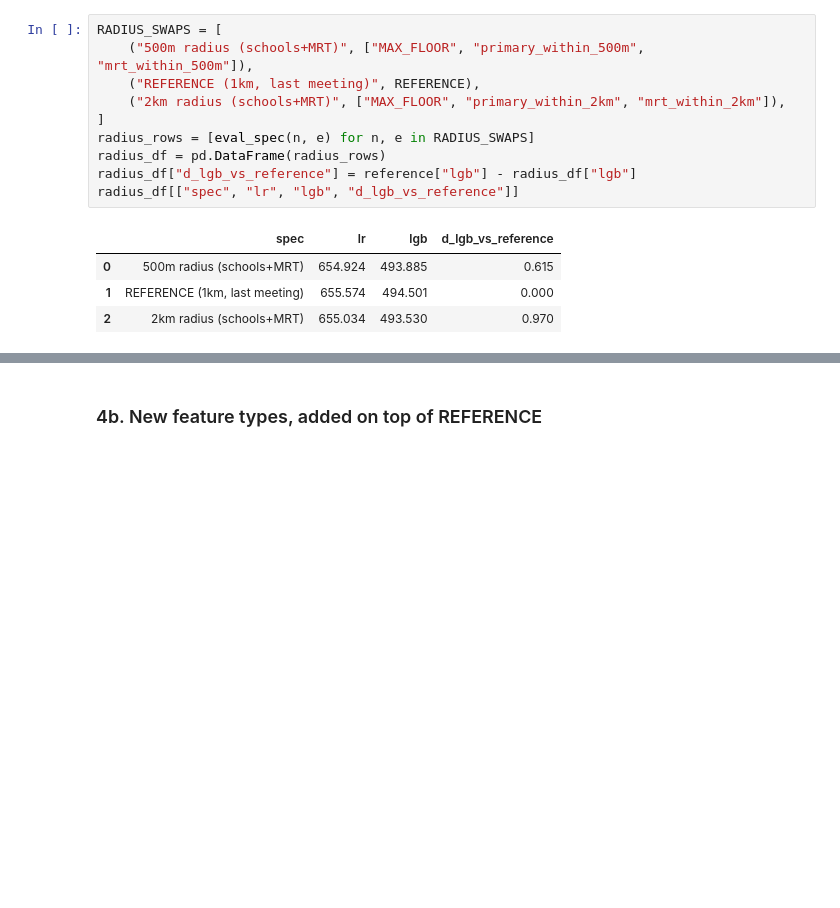
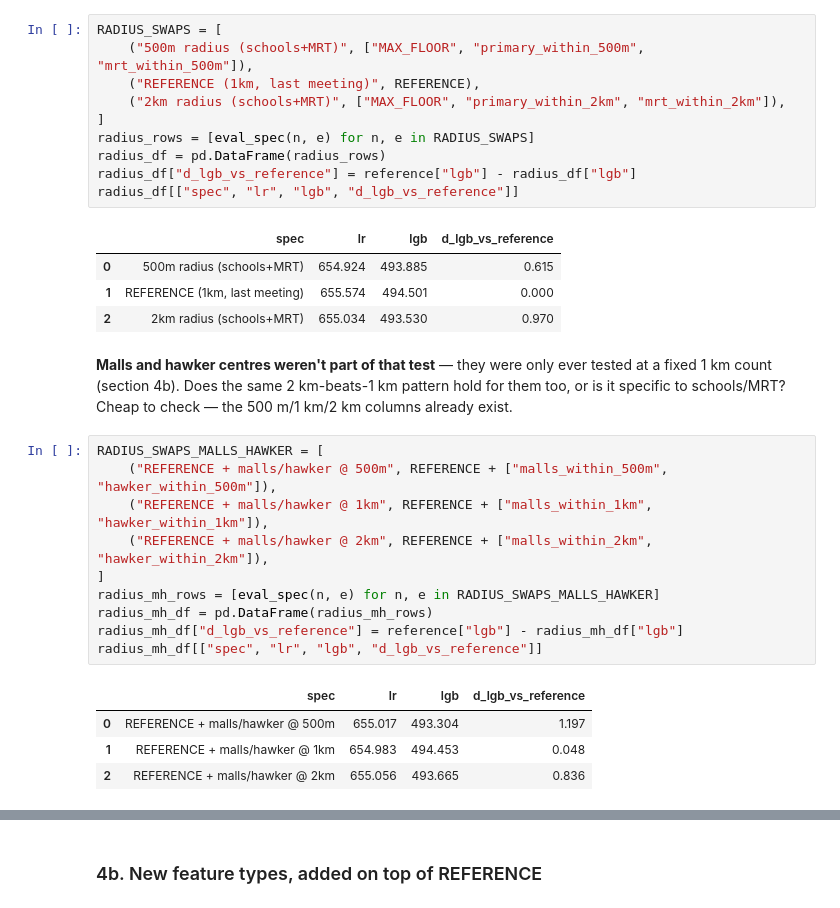
Before and after one commit to sidneyting/hdb-rentals, a Jupyter notebook: notebooks/06_distance_features.ipynb, the cells around one changed output, grey strips where cells are left out. Cells and saved outputs as stored; diff of their text form; blank space fills up the shorter version.

```diff
--- a/notebooks/06_distance_features.ipynb
+++ b/notebooks/06_distance_features.ipynb
@@ -637,3 +628,22 @@ radius_df[["spec", "lr", "lgb", "d_lgb_vs_reference"]]
 | 0 | 500m radius (schools+MRT) | 654.924 | 493.885 | 0.615 |
 | 1 | REFERENCE (1km, last meeting) | 655.574 | 494.501 | 0.000 |
 | 2 | 2km radius (schools+MRT) | 655.034 | 493.530 | 0.970 |
+# %% [markdown]
+**Malls and hawker centres weren't part of that test** — they were only ever tested at a fixed
+1 km count (section 4b). Does the same 2 km-beats-1 km pattern hold for them too, or is it specific to
+schools/MRT? Cheap to check — the 500 m/1 km/2 km columns already exist.
+# %%
+RADIUS_SWAPS_MALLS_HAWKER = [
+    ("REFERENCE + malls/hawker @ 500m", REFERENCE + ["malls_within_500m", "hawker_within_500m"]),
+    ("REFERENCE + malls/hawker @ 1km", REFERENCE + ["malls_within_1km", "hawker_within_1km"]),
+    ("REFERENCE + malls/hawker @ 2km", REFERENCE + ["malls_within_2km", "hawker_within_2km"]),
+]
+radius_mh_rows = [eval_spec(n, e) for n, e in RADIUS_SWAPS_MALLS_HAWKER]
+radius_mh_df = pd.DataFrame(radius_mh_rows)
+radius_mh_df["d_lgb_vs_reference"] = reference["lgb"] - radius_mh_df["lgb"]
+radius_mh_df[["spec", "lr", "lgb", "d_lgb_vs_reference"]]
+# %% [output]
+|  | spec | lr | lgb | d_lgb_vs_reference |
+| 0 | REFERENCE + malls/hawker @ 500m | 655.017 | 493.304 | 1.197 |
+| 1 | REFERENCE + malls/hawker @ 1km | 654.983 | 494.453 | 0.048 |
+| 2 | REFERENCE + malls/hawker @ 2km | 655.056 | 493.665 | 0.836 |
```
Also changed, not shown: parts of 14 cells of this notebook.
